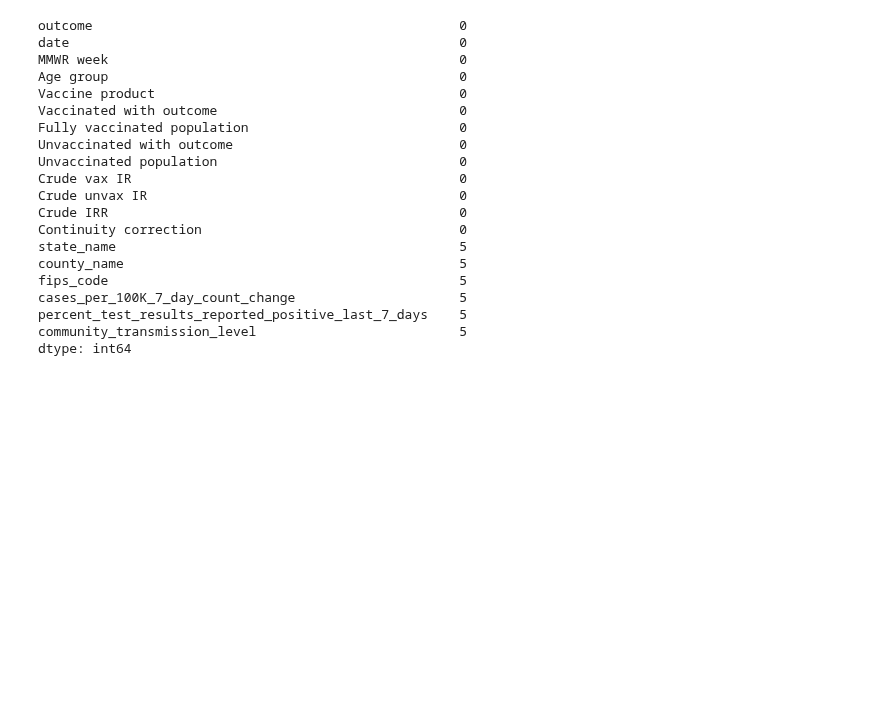
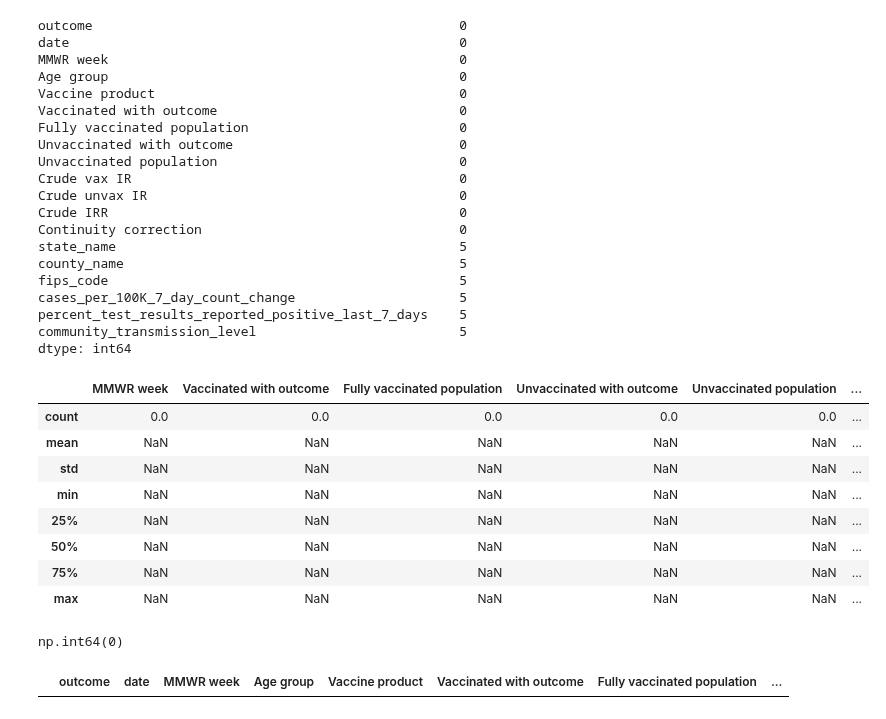
Before and after one commit to belakap/Covid-19-analysis, a Jupyter notebook: 04_Exploratory_Analysis.ipynb, the cells around one changed output. Saved outputs shown, nothing was run; the diff lists cells and outputs as text; code cells hidden in the pictures; blank space fills up the shorter version.

Commit message:
tabulate the results

```diff
--- a/04_Exploratory_Analysis.ipynb
+++ b/04_Exploratory_Analysis.ipynb
@@ -268,22 +293,3 @@ Summery (importance of vaccination): Deaths among vaccinated individuals were co
 reflecting vaccine effectiveness in reducing mortality.
 # %% [markdown]
 **MERGING THE DATASETS**
-# %%
-# Columns date in Covid_rates and trans_level have different formats
-
-#Rename the column 'month' to 'date'
-Covid_rates = Covid_rates.rename(columns={"month": "date"})
-
-# Convert to datetime objects
-Covid_rates['date'] = pd.to_datetime(Covid_rates['date'], format='%m/%Y', errors='coerce')
-
-
-
-trans_level['date'] = pd.to_datetime(trans_level['date'], format='%m/%Y', errors='coerce')
-
-# Format the date columns as MM/YYYY
-Covid_rates['date'] = Covid_rates['date'].dt.strftime('%m/%Y')
-trans_level['date'] = trans_level['date'].dt.strftime('%m/%Y')
-
-print(Covid_rates[['date']].head())
-print(trans_level[['date']].head())
@@ -302,0 +318,11 @@ print(trans_level[['date']].head())
+# %%
+# Fill NaT values with a default date using direct assignment
+Covid_rates['date'] = Covid_rates['date'].fillna('04/2021')
+trans_level['date'] = trans_level['date'].fillna('01/2020')
+
+Covid_rates['date'] = pd.to_datetime(Covid_rates['date']).dt.strftime('%m/%Y')
+trans_level['date'] = pd.to_datetime(trans_level['date']).dt.strftime('%m/%Y')
+
+# Check the final result
+print(Covid_rates[['date']].head())
+print(trans_level[['date']].head())
@@ -350,3 +389,23 @@ cases_per_100K_7_day_count_change                     5
 percent_test_results_reported_positive_last_7_days    5
 community_transmission_level                          5
 dtype: int64
+# %%
+merged_data.describe()
+# %% [output]
+|  | MMWR week | Vaccinated with outcome | Fully vaccinated population | Unvaccinated with outcome | Unvaccinated population | ... |
+| count | 0.0 | 0.0 | 0.0 | 0.0 | 0.0 | ... |
+| mean | NaN | NaN | NaN | NaN | NaN | ... |
+| std | NaN | NaN | NaN | NaN | NaN | ... |
+| min | NaN | NaN | NaN | NaN | NaN | ... |
+| 25% | NaN | NaN | NaN | NaN | NaN | ... |
+| 50% | NaN | NaN | NaN | NaN | NaN | ... |
+| 75% | NaN | NaN | NaN | NaN | NaN | ... |
+| max | NaN | NaN | NaN | NaN | NaN | ... |
+# %%
+merged_data.duplicated().sum()
+# %% [output]
+np.int64(0)
+# %%
+merged_data.head(5)
+# %% [output]
+|  | outcome | date | MMWR week | Age group | Vaccine product | Vaccinated with outcome | Fully vaccinated population | ... |
```
Also changed, not shown: parts of 6 cells of this notebook.
